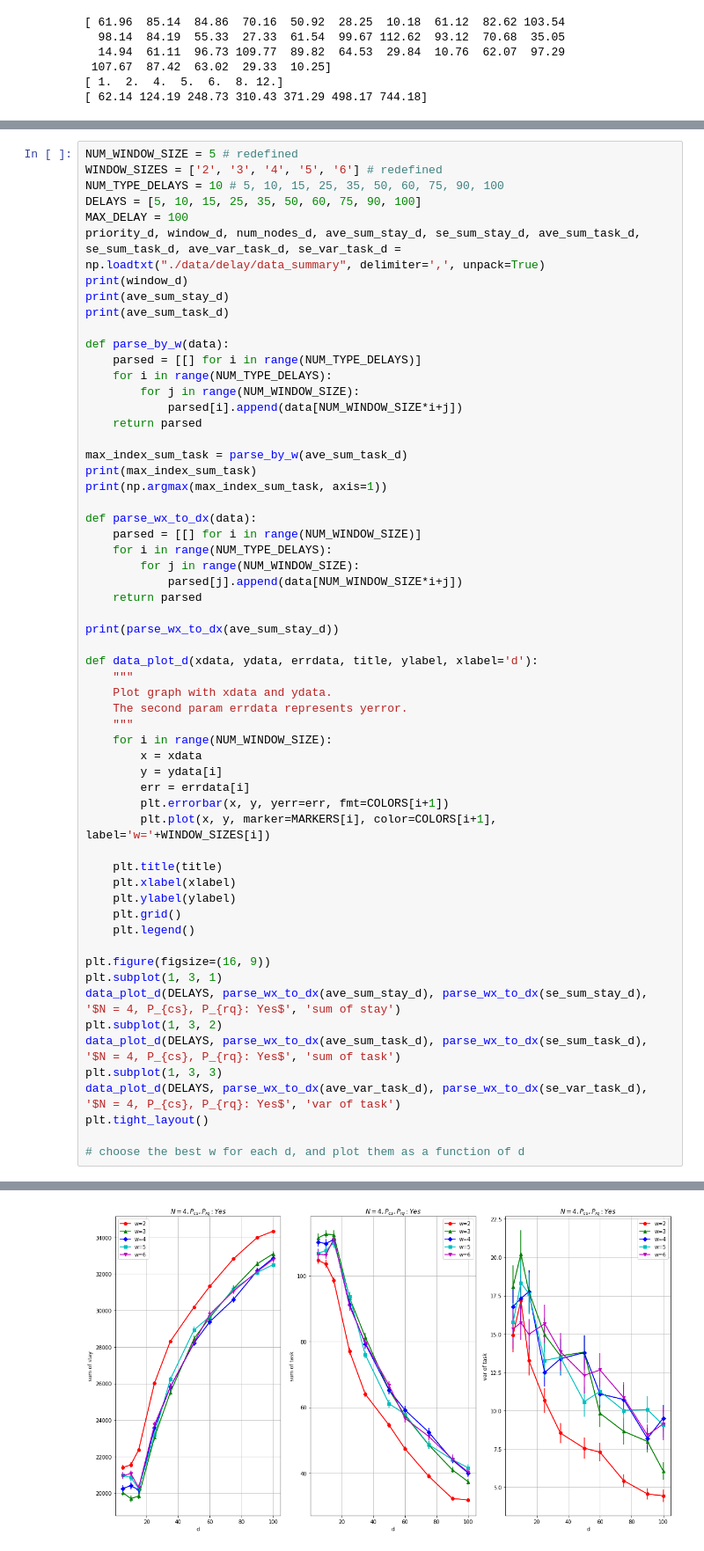
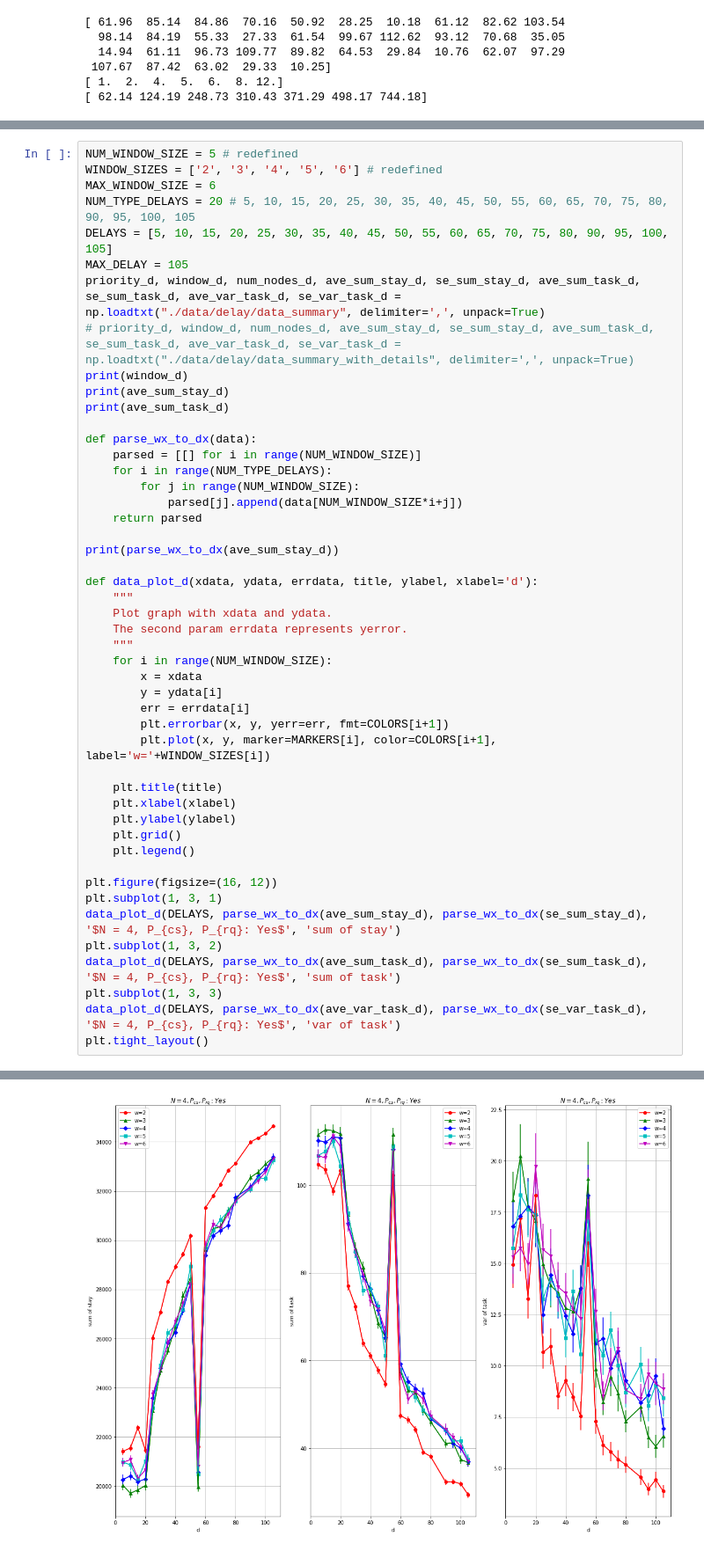
Before and after one commit to shoooooman/pad-data, a Jupyter notebook: data_plot.ipynb, the cells around one changed output, grey strips where cells are left out. Shown at 88% size. Drawn from its saved outputs; the diff is of its cells as text.

Commit message:
add data

```diff
--- a/data_plot.ipynb
+++ b/data_plot.ipynb
@@ -98,24 +102,15 @@ plt.savefig('./fig/graphs-ghost.png')
 # %%
 NUM_WINDOW_SIZE = 5 # redefined
 WINDOW_SIZES = ['2', '3', '4', '5', '6'] # redefined
-NUM_TYPE_DELAYS = 10 # 5, 10, 15, 25, 35, 50, 60, 75, 90, 100
-DELAYS = [5, 10, 15, 25, 35, 50, 60, 75, 90, 100]
-MAX_DELAY = 100
+MAX_WINDOW_SIZE = 6
+NUM_TYPE_DELAYS = 20 # 5, 10, 15, 20, 25, 30, 35, 40, 45, 50, 55, 60, 65, 70, 75, 80, 90, 95, 100, 105
+DELAYS = [5, 10, 15, 20, 25, 30, 35, 40, 45, 50, 55, 60, 65, 70, 75, 80, 90, 95, 100, 105]
+MAX_DELAY = 105
 priority_d, window_d, num_nodes_d, ave_sum_stay_d, se_sum_stay_d, ave_sum_task_d, se_sum_task_d, ave_var_task_d, se_var_task_d = np.loadtxt("./data/delay/data_summary", delimiter=',', unpack=True)
+# priority_d, window_d, num_nodes_d, ave_sum_stay_d, se_sum_stay_d, ave_sum_task_d, se_sum_task_d, ave_var_task_d, se_var_task_d = np.loadtxt("./data/delay/data_summary_with_details", delimiter=',', unpack=True)
 print(window_d)
 print(ave_sum_stay_d)
 print(ave_sum_task_d)
-
-def parse_by_w(data):
-    parsed = [[] for i in range(NUM_TYPE_DELAYS)]
-    for i in range(NUM_TYPE_DELAYS):
-        for j in range(NUM_WINDOW_SIZE):
-            parsed[i].append(data[NUM_WINDOW_SIZE*i+j])
-    return parsed
-
-max_index_sum_task = parse_by_w(ave_sum_task_d)
-print(max_index_sum_task)
-print(np.argmax(max_index_sum_task, axis=1))
 
 def parse_wx_to_dx(data):
     parsed = [[] for i in range(NUM_WINDOW_SIZE)]
@@ -144,7 +139,7 @@ def data_plot_d(xdata, ydata, errdata, title, ylabel, xlabel='d'):
     plt.grid()
     plt.legend()
 
-plt.figure(figsize=(16, 9))
+plt.figure(figsize=(16, 12))
 plt.subplot(1, 3, 1)
 data_plot_d(DELAYS, parse_wx_to_dx(ave_sum_stay_d), parse_wx_to_dx(se_sum_stay_d), '$N = 4, P_{cs}, P_{rq}: Yes$', 'sum of stay')
 plt.subplot(1, 3, 2)
@@ -152,8 +147,6 @@ data_plot_d(DELAYS, parse_wx_to_dx(ave_sum_task_d), parse_wx_to_dx(se_sum_task_d
 plt.subplot(1, 3, 3)
 data_plot_d(DELAYS, parse_wx_to_dx(ave_var_task_d), parse_wx_to_dx(se_var_task_d), '$N = 4, P_{cs}, P_{rq}: Yes$', 'var of task')
 plt.tight_layout()
-
-# choose the best w for each d, and plot them as a function of d
 # %% [output]
 [2. 3. 4. 5. 6. 2. 3. 4. 5. 6. 2. 3. 4. 5. 6. 2. 3. 4. 5. 6. 2. 3. 4. 5.
  6. 2. 3. 4. 5. 6. 2. 3. 4. 5. 6. 2. 3. 4. 5. 6. 2. 3. 4. 5. 6. 2. 3. 4.
@@ -176 +168 @@ plt.tight_layout()
-[figure, old version]
+[figure, new version]
```
Also changed, not shown: parts of 4 cells of this notebook, 14 other files.
